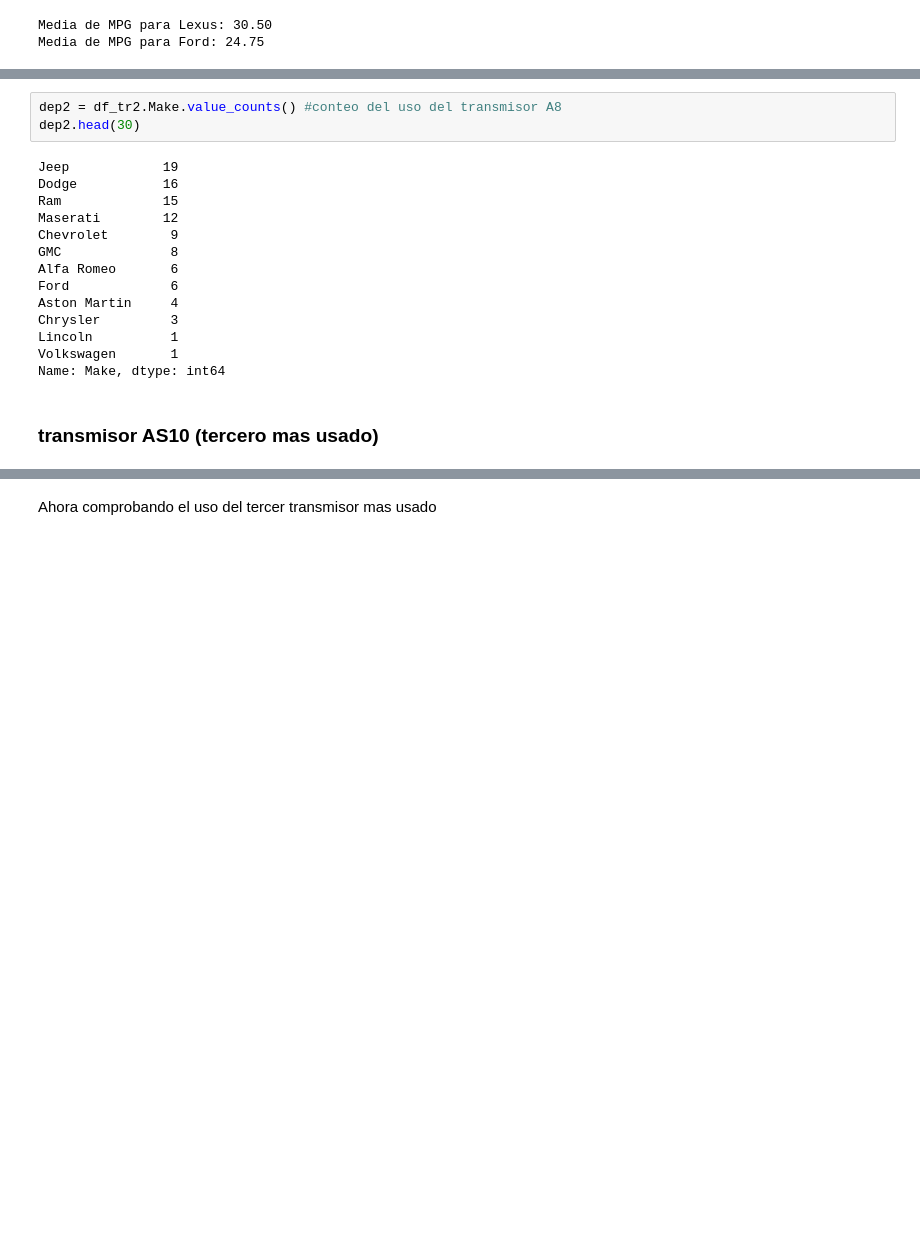
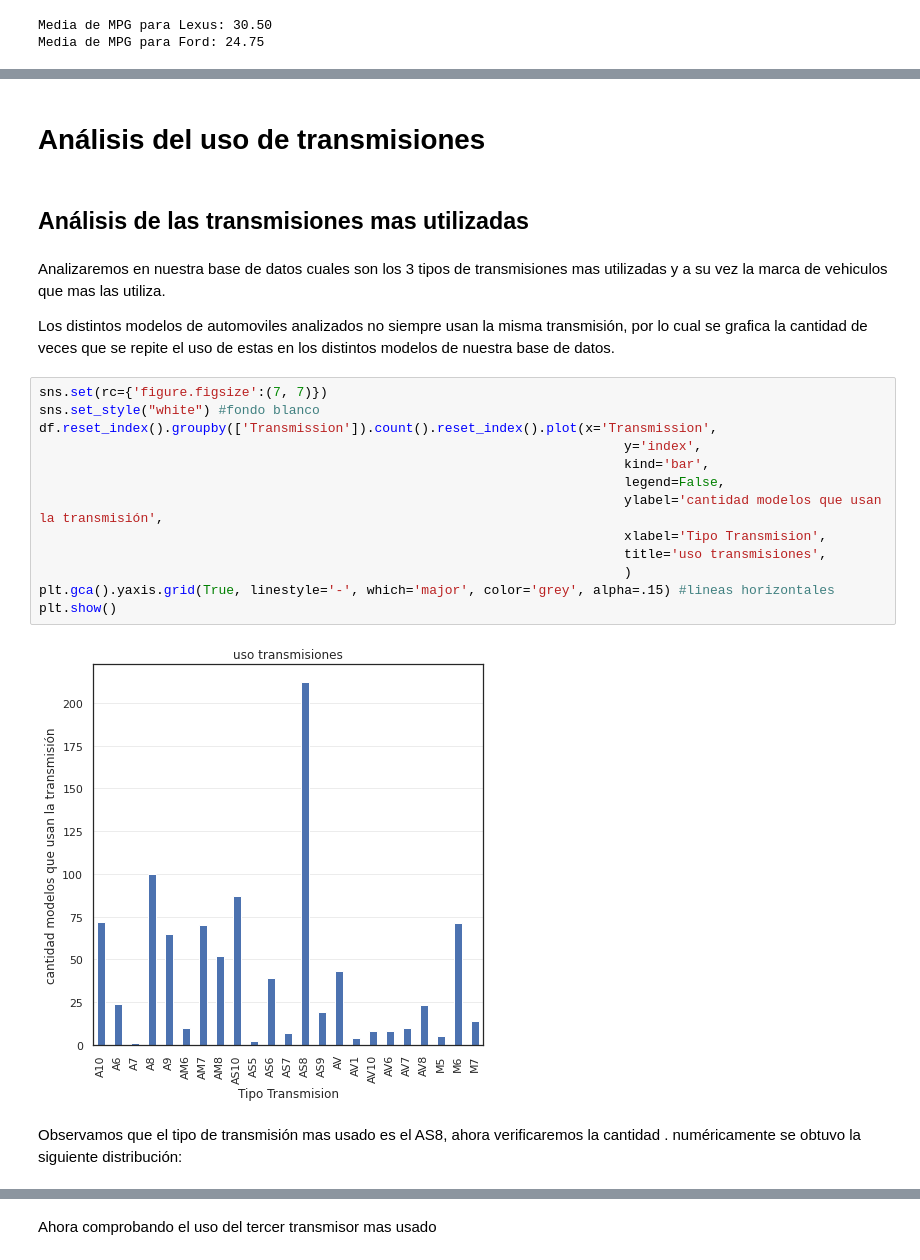
Before and after one commit to 0ces/Estadistica-1-UIS, a Jupyter notebook: notebooks/Dataset_I.ipynb, the cells around one changed output, grey strips where cells are left out. Drawn from its saved outputs; the diff is of its cells as text; blank space fills up the shorter version.

```diff
--- a/notebooks/Dataset_I.ipynb
+++ b/notebooks/Dataset_I.ipynb
@@ -210,19 +102,25 @@ Numericamente se obtuvo la siguiente distribución:
-# %%
-dep2 = df_tr2.Make.value_counts() #conteo del uso del transmisor A8
-dep2.head(30)
-# %% [output]
-Jeep            19
-Dodge           16
-Ram             15
-Maserati        12
-Chevrolet        9
-GMC              8
-Alfa Romeo       6
-Ford             6
-Aston Martin     4
-Chrysler         3
-Lincoln          1
-Volkswagen       1
-Name: Make, dtype: int64
-# %% [markdown]
-### transmisor AS10 (tercero mas usado)
+# %% [markdown]
+# Análisis del uso de transmisiones
+# %% [markdown]
+## Análisis de las transmisiones mas utilizadas
+# %% [markdown]
+Analizaremos en nuestra base de datos cuales son los 3 tipos de transmisiones mas utilizadas y a su vez la marca de vehiculos que mas las utiliza.
+
+Los distintos modelos de automoviles analizados no siempre usan la misma transmisión, por lo cual se grafica la cantidad de veces que se repite el uso de estas en los distintos modelos de nuestra base de datos.
+# %%
+sns.set(rc={'figure.figsize':(7, 7)})
+sns.set_style("white") #fondo blanco
+df.reset_index().groupby(['Transmission']).count().reset_index().plot(x='Transmission',
+                                                                           y='index',
+                                                                           kind='bar',
+                                                                           legend=False,
+                                                                           ylabel='cantidad modelos que usan la transmisión',
+                                                                           xlabel='Tipo Transmision',
+                                                                           title='uso transmisiones',
+                                                                           )
+plt.gca().yaxis.grid(True, linestyle='-', which='major', color='grey', alpha=.15) #lineas horizontales
+plt.show()
+# %% [output]
+[figure, added]
+# %% [markdown]
+Observamos que el tipo de transmisión mas usado es el AS8, ahora verificaremos la cantidad . numéricamente se obtuvo la siguiente distribución:
```
Also changed, not shown: parts of 36 cells of this notebook.
